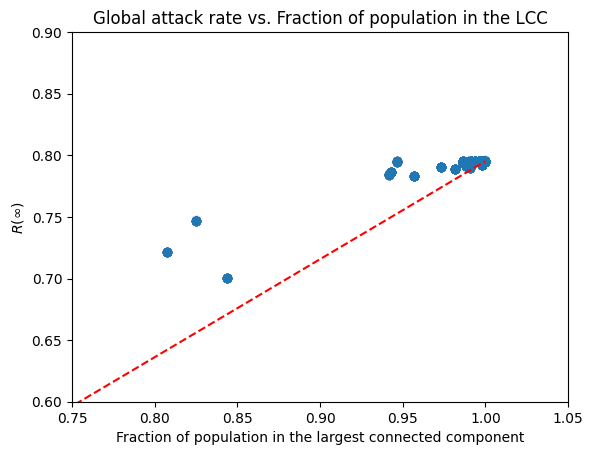
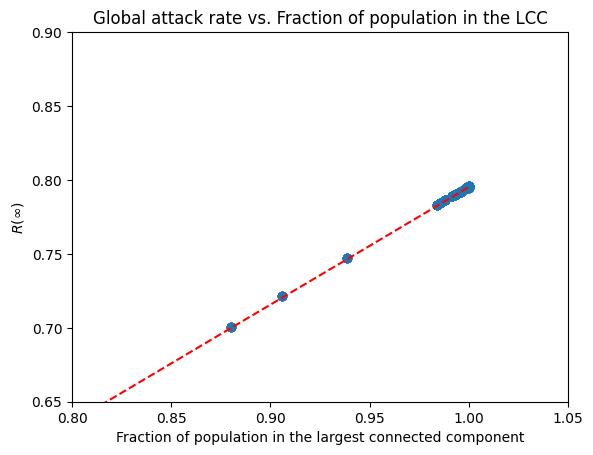
The change to this notebook cell's code, shown as a diff; its figure went from the first image to the second:
--- before
+++ after
@@ -2,6 +2,6 @@
 plt.plot([0, 1.0], [0.0, sample.loc[sample["Number of edge cuts"] == 0, "Global attack rate"].mean()], color='red', linestyle='--')
 
-plt.xlim([0.75, 1.05])
-plt.ylim([0.6, 0.9])
+plt.xlim([0.8, 1.05])
+plt.ylim([0.65, 0.9])
 
 plt.xlabel("Fraction of population in the largest connected component")

Commit: Revert "자코비안 방법 추가, 근데 더 느린듯..."